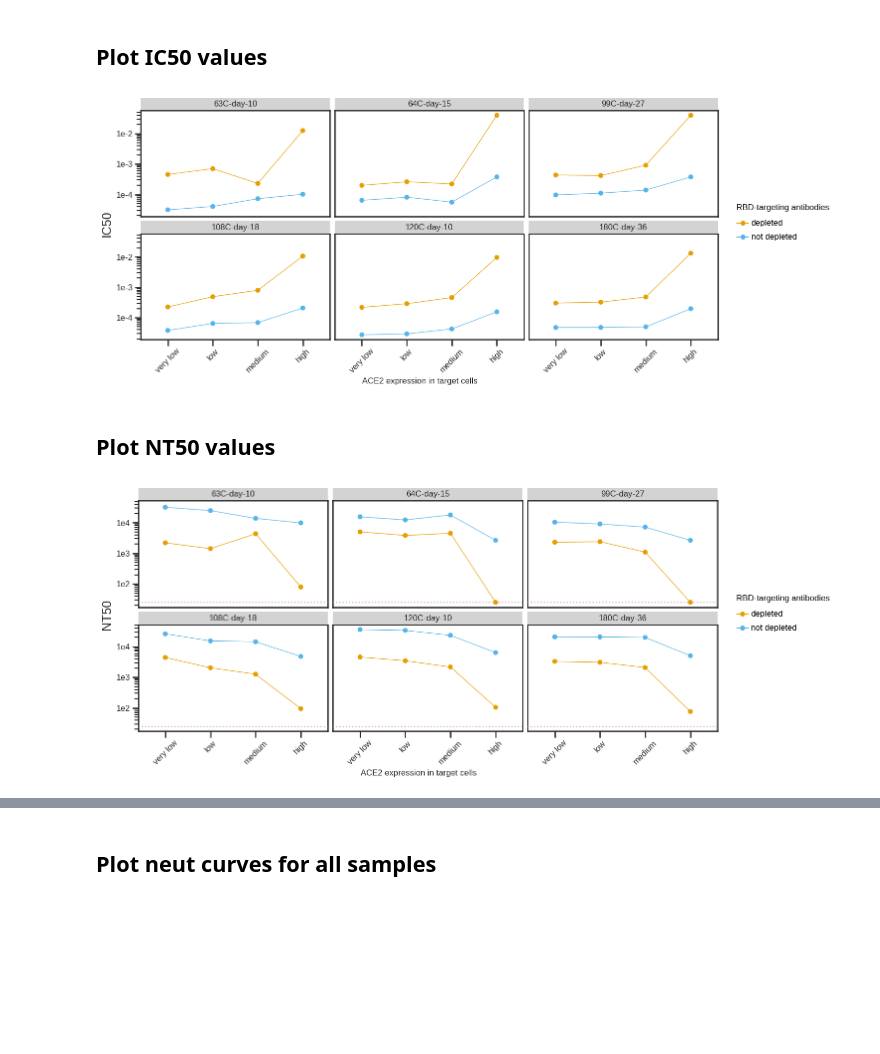
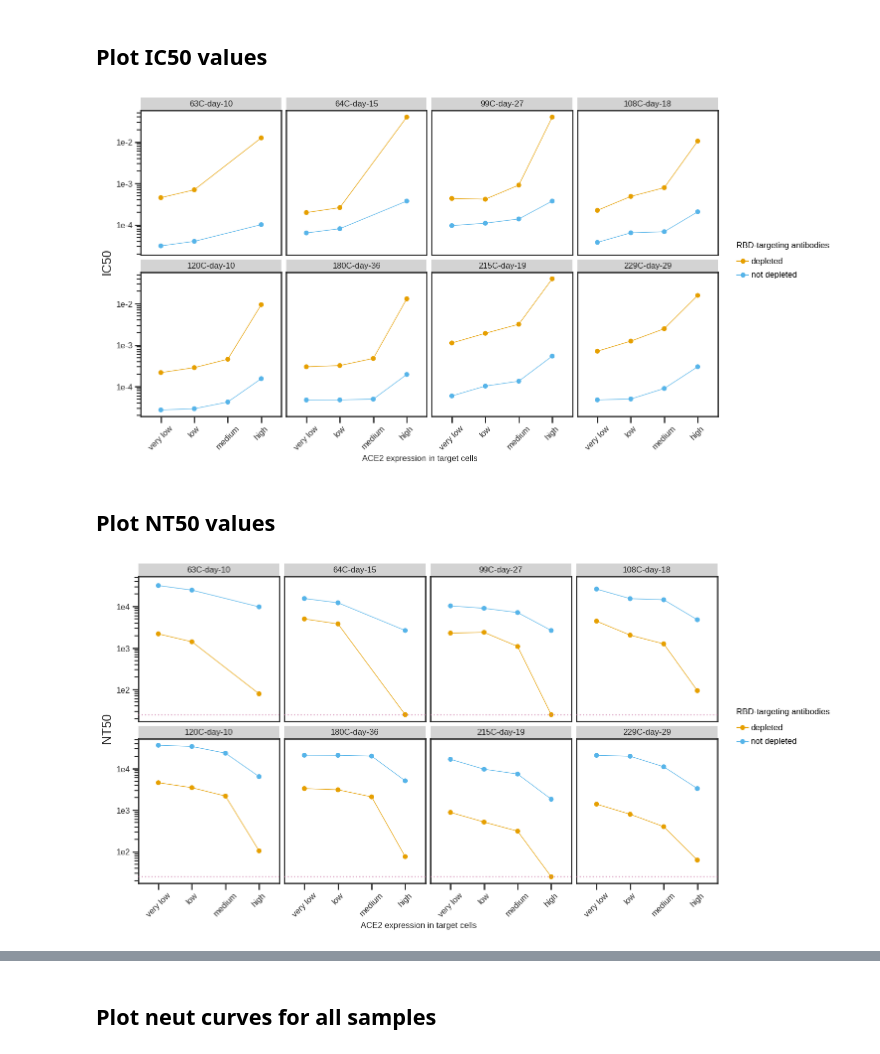
Before and after one commit to jbloomlab/Ace2_expression_neuts, a Jupyter notebook: virus_neutralization.ipynb, the cells around one changed output, grey strips where cells are left out. Cells and saved outputs as stored; diff of their text form; code cells hidden in the pictures; blank space fills up the shorter version.

```diff
--- a/virus_neutralization.ipynb
+++ b/virus_neutralization.ipynb
@@ -92,25 +136,25 @@ fitparams.to_csv(config['neuts'], index=False)
 # %%
 IC50 = (ggplot(fitparams, aes(x='cells', y='ic50', colour='RBD-targeting antibodies', group = 'RBD-targeting antibodies')) +
               geom_point(size=3) +
         geom_line(alpha=1) +
              theme(figure_size=(15,1*df['serum'].nunique()),
                    axis_text=element_text(size=12),
                    axis_text_x=element_text(size=12, angle= 45),
                    legend_text=element_text(size=12),
                    legend_title=element_text(size=12),
                    axis_title_x=element_text(size=12),
                    strip_text = element_text(size=12)
                   ) +
-              facet_wrap('sample', ncol = 3)+
+              facet_wrap('sample', ncol = 4)+
               scale_y_log10(name='IC50') +
               xlab('ACE2 expression in target cells') +
              scale_color_manual(values=CBPALETTE[1:])
                  )
 
 _ = IC50.draw()
 IC50.save(f'./{resultsdir}/IC50.pdf')
 # %% [output]
-[figure, old version]
+[figure, new version]
 # %% [markdown]
 ## Plot NT50 values
 # %%
@@ -130,7 +174,7 @@ NT50 = (ggplot(fitparams, aes(x='cells', y='NT50', colour='RBD-targeting antibod
                 size=1,
                 alpha=0.6,
                 color=CBPALETTE[7]) +
-              facet_wrap('sample', ncol = 3)+
+              facet_wrap('sample', ncol = 4)+
               scale_y_log10(name='NT50') +
               xlab('ACE2 expression in target cells') +
              scale_color_manual(values=CBPALETTE[1:])
@@ -139,4 +183,4 @@ NT50 = (ggplot(fitparams, aes(x='cells', y='NT50', colour='RBD-targeting antibod
 _ = NT50.draw()
 NT50.save(f'./{resultsdir}/NT50.pdf')
 # %% [output]
-[figure, old version]
+[figure, new version]
```
Also changed, not shown: parts of 9 cells of this notebook, 17 other files.
